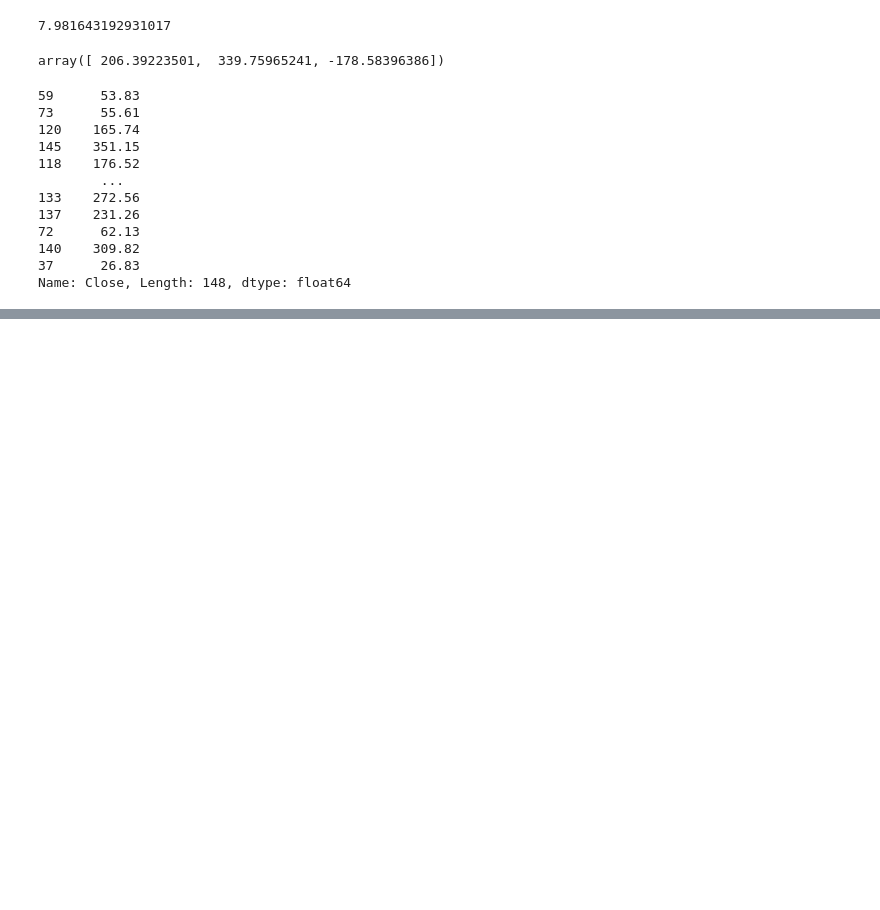
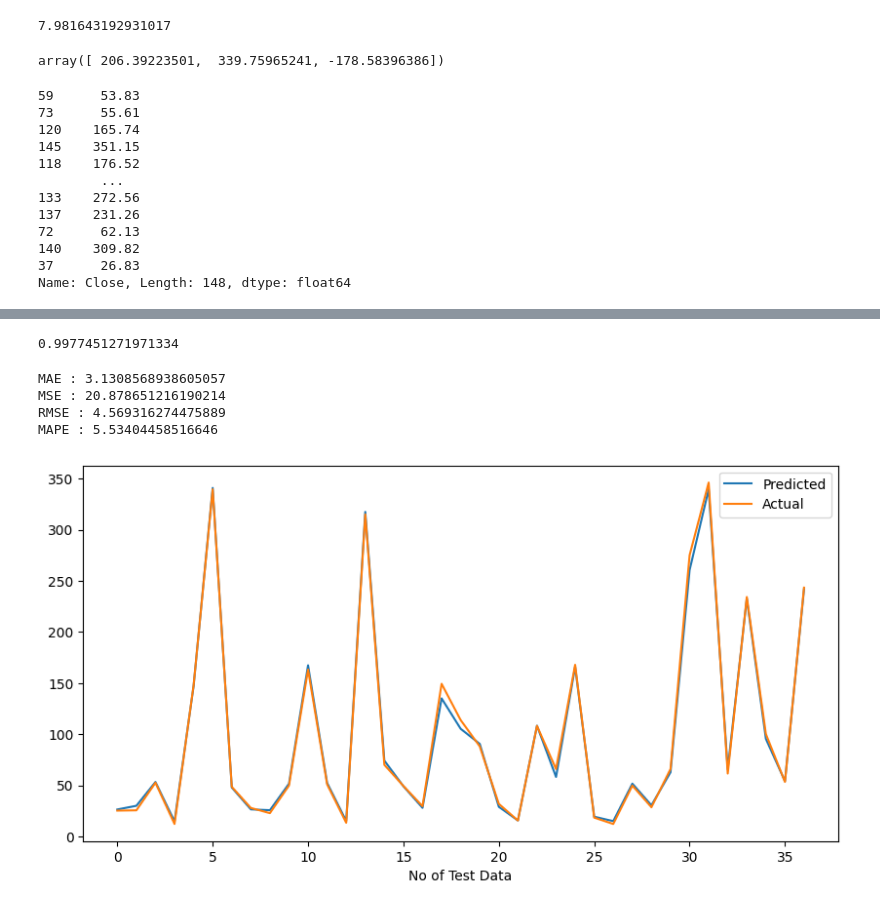
Before and after one commit to lavish315/Yes-Bank-Stock-Price-Analysis, a Jupyter notebook: Capstone_project_(Yes_Bank_stock_price_analysis).ipynb, the cells around one changed output, grey strips where cells are left out. Saved outputs shown, nothing was run; the diff lists cells and outputs as text; code cells hidden in the pictures; blank space fills up the shorter version.

```diff
--- a/Capstone_project_(Yes_Bank_stock_price_analysis).ipynb
+++ b/Capstone_project_(Yes_Bank_stock_price_analysis).ipynb
@@ -283,0 +429,3 @@ y_pred = regressor.predict(x_test)
+# %%
+#prediction
+y_pred = lasso_regressor.predict(x_test)
@@ -283,0 +437,24 @@ y_pred = regressor.predict(x_test)
+# %%
+R2_score_Test = r2_score(y_test, y_pred)
+R2_score_Test
+# %% [output]
+0.9977451271971334
+# %%
+#evaluation metrics
+
+MAE=mean_absolute_error((y_test), (y_pred))
+print("MAE :" ,MAE)
+
+MSE  = mean_squared_error((y_test), (y_pred))
+print("MSE :" , MSE)
+
+RMSE = np.sqrt(MSE)
+print("RMSE :" ,RMSE)
+
+MAPE=mape(y_test, y_pred)
+print("MAPE :" ,MAPE)
+# %% [output]
+MAE : 3.1308568938605057
+MSE : 20.878651216190214
+RMSE : 4.569316274475889
+MAPE : 5.53404458516646
@@ -283,0 +470,10 @@ y_pred = regressor.predict(x_test)
+# %%
+#actual-predicted values plot
+plt.figure(figsize=(10,5))
+plt.plot(y_pred)
+plt.plot(np.array(y_test))
+plt.legend(["Predicted","Actual"])
+plt.xlabel('No of Test Data')
+plt.show()
+# %% [output]
+[figure, added]
```
Also changed, not shown: parts of 25 cells of this notebook.
